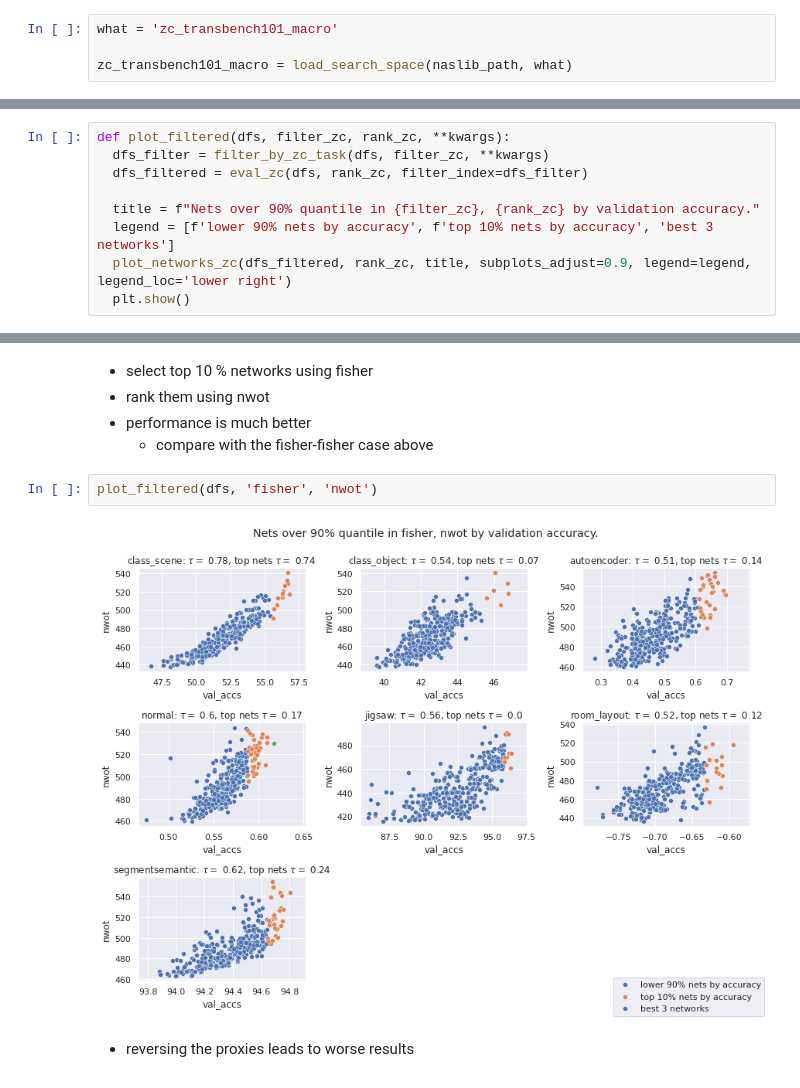
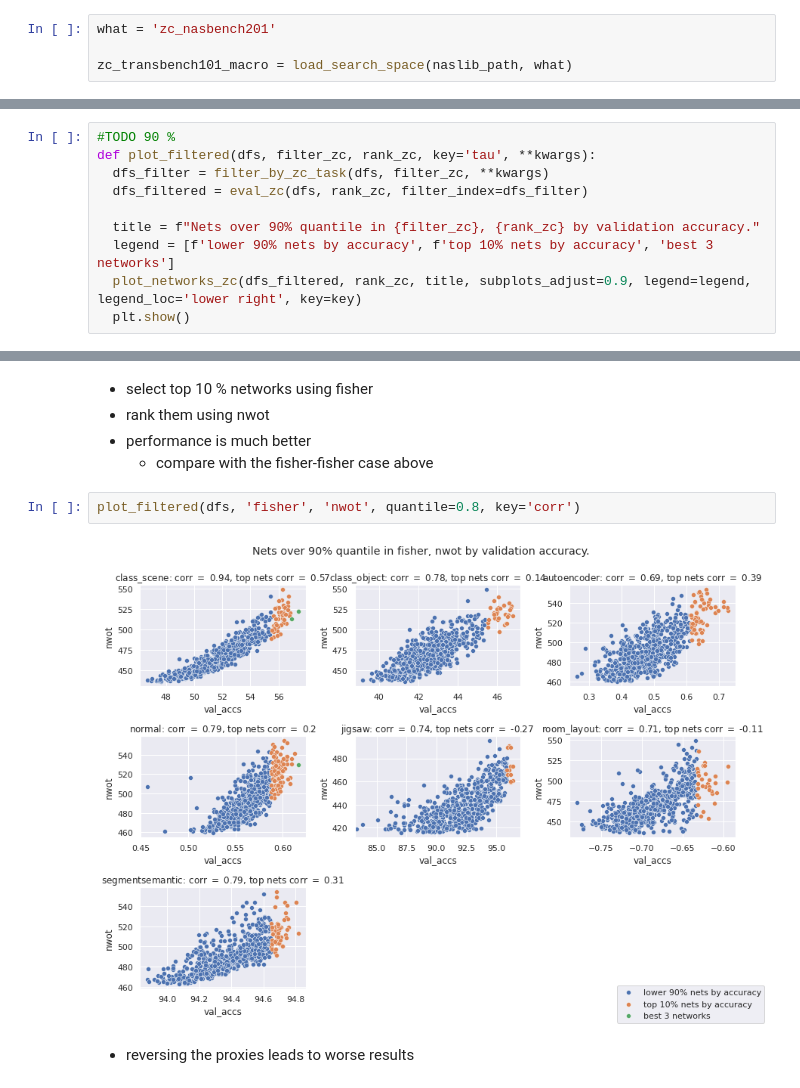
Before and after one commit to gabikadlecova/zc_combine, a Jupyter notebook: analyze_zc_results.ipynb, the cells around one changed output, grey strips where cells are left out. Saved outputs shown, nothing was run; the diff lists cells and outputs as text.

```diff
--- a/analyze_zc_results.ipynb
+++ b/analyze_zc_results.ipynb
@@ -26,7 +44,7 @@ naslib_path = '../zero_cost/NASLib'
 # %% [markdown]
 # Transbench101 macro
 # %%
-what = 'zc_transbench101_macro'
+what = 'zc_nasbench201'
 
 zc_transbench101_macro = load_search_space(naslib_path, what)
 # %%
@@ -74,13 +93,14 @@ plt.show()
 # %% [markdown]
 # Combine two proxies
 # %%
-def plot_filtered(dfs, filter_zc, rank_zc, **kwargs):
+#TODO 90 %
+def plot_filtered(dfs, filter_zc, rank_zc, key='tau', **kwargs):
   dfs_filter = filter_by_zc_task(dfs, filter_zc, **kwargs)
   dfs_filtered = eval_zc(dfs, rank_zc, filter_index=dfs_filter)
 
   title = f"Nets over 90% quantile in {filter_zc}, {rank_zc} by validation accuracy."
   legend = [f'lower 90% nets by accuracy', f'top 10% nets by accuracy', 'best 3 networks']
-  plot_networks_zc(dfs_filtered, rank_zc, title, subplots_adjust=0.9, legend=legend, legend_loc='lower right')
+  plot_networks_zc(dfs_filtered, rank_zc, title, subplots_adjust=0.9, legend=legend, legend_loc='lower right', key=key)
   plt.show()
 # %% [markdown]
 ## Combine fisher and nwot
@@ -102,9 +122,9 @@ plot_filtered(dfs, 'nwot', 'nwot')
 - performance is much better
    - compare with the fisher-fisher case above
 # %%
-plot_filtered(dfs, 'fisher', 'nwot')
+plot_filtered(dfs, 'fisher', 'nwot', quantile=0.8, key='corr')
 # %% [output]
-[figure, old version]
+[figure, new version]
 # %% [markdown]
 - reversing the proxies leads to worse results
 # %%
```
Also changed, not shown: parts of 16 cells of this notebook, 2 other files.
